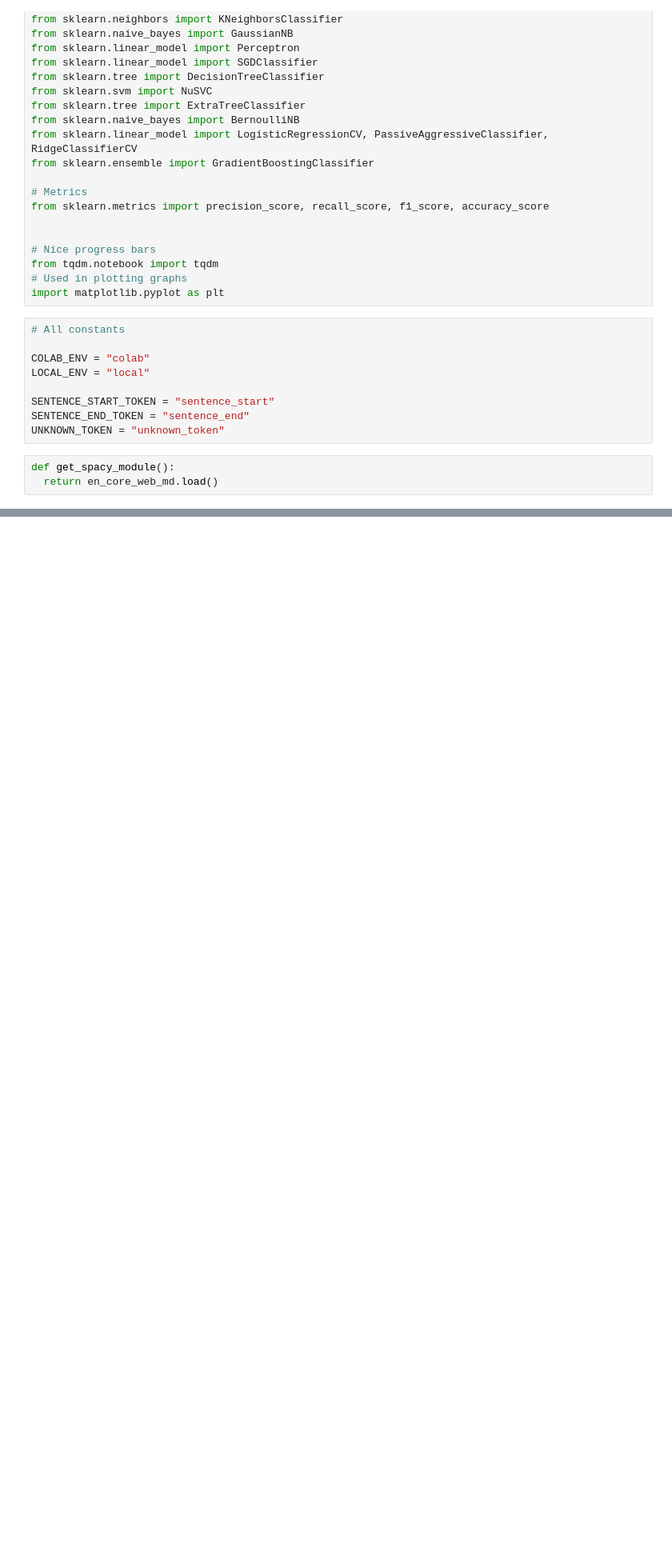
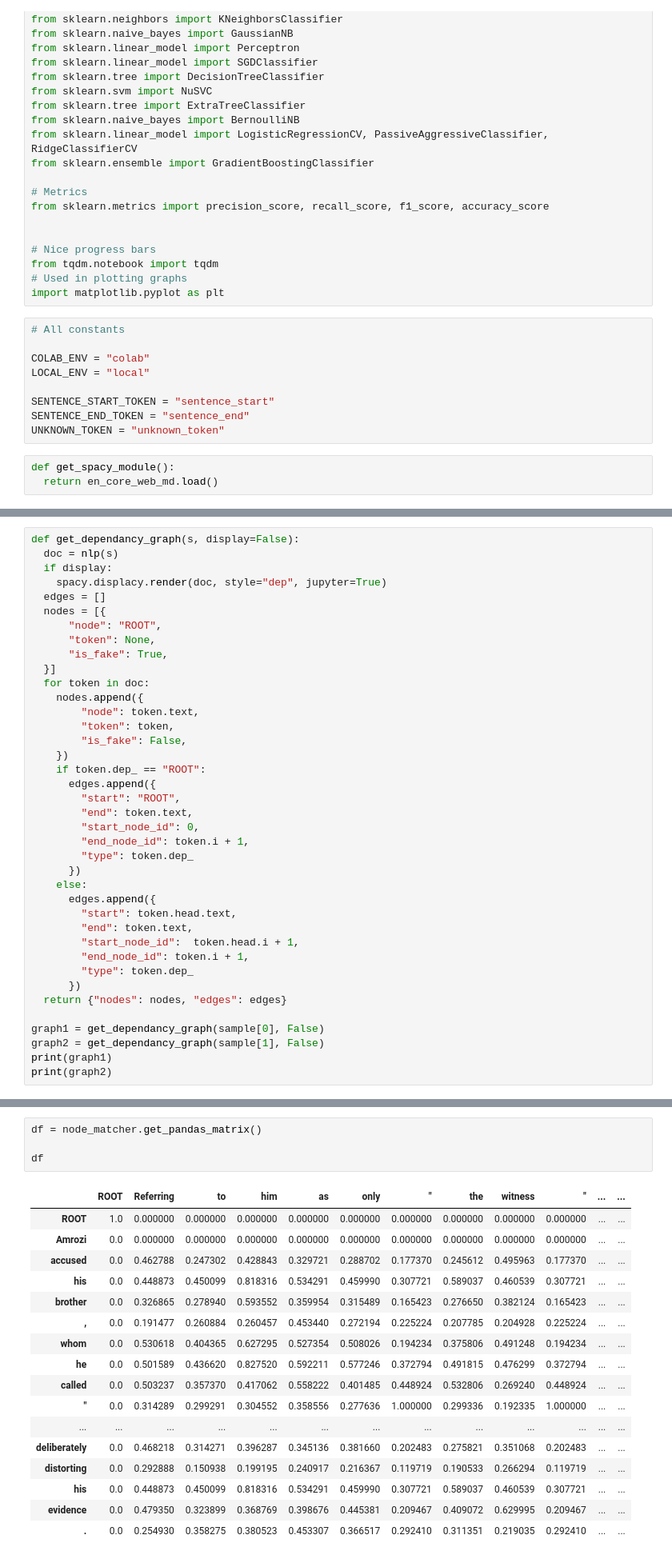
Before and after one commit to vrublevskiyvitaliy/paraphrase_identification, a Jupyter notebook: gcloud/Server version Dependancy parser.ipynb, the cells around one changed output, grey strips where cells are left out. Shown: that part at 80% size. Drawn from its saved outputs; the diff is of its cells as text; blank space fills up the shorter version.

```diff
--- a/gcloud/Server version Dependancy parser.ipynb
+++ b/gcloud/Server version Dependancy parser.ipynb
@@ -91,0 +168,39 @@ def get_spacy_module():
+# %%
+def get_dependancy_graph(s, display=False):
+  doc = nlp(s)
+  if display:
+    spacy.displacy.render(doc, style="dep", jupyter=True)
+  edges = []
+  nodes = [{
+      "node": "ROOT",
+      "token": None,
+      "is_fake": True,
+  }]
+  for token in doc:
+    nodes.append({
+        "node": token.text,
+        "token": token,
+        "is_fake": False,
+    })
+    if token.dep_ == "ROOT":
+      edges.append({
+        "start": "ROOT",
+        "end": token.text,
+        "start_node_id": 0,
+        "end_node_id": token.i + 1,
+        "type": token.dep_
+      })
+    else:
+      edges.append({
+        "start": token.head.text,
+        "end": token.text,
+        "start_node_id":  token.head.i + 1,
+        "end_node_id": token.i + 1,
+        "type": token.dep_
+      })
+  return {"nodes": nodes, "edges": edges}
+
+graph1 = get_dependancy_graph(sample[0], False)
+graph2 = get_dependancy_graph(sample[1], False)
+print(graph1)
+print(graph2)
@@ -91,0 +512,22 @@ def get_spacy_module():
+# %%
+df = node_matcher.get_pandas_matrix()
+
+df
+# %% [output]
+|  | ROOT | Referring | to | him | as | only | " | the | witness | " | ... | ... |
+| ROOT | 1.0 | 0.000000 | 0.000000 | 0.000000 | 0.000000 | 0.000000 | 0.000000 | 0.000000 | 0.000000 | 0.000000 | ... | ... |
+| Amrozi | 0.0 | 0.000000 | 0.000000 | 0.000000 | 0.000000 | 0.000000 | 0.000000 | 0.000000 | 0.000000 | 0.000000 | ... | ... |
+| accused | 0.0 | 0.462788 | 0.247302 | 0.428843 | 0.329721 | 0.288702 | 0.177370 | 0.245612 | 0.495963 | 0.177370 | ... | ... |
+| his | 0.0 | 0.448873 | 0.450099 | 0.818316 | 0.534291 | 0.459990 | 0.307721 | 0.589037 | 0.460539 | 0.307721 | ... | ... |
+| brother | 0.0 | 0.326865 | 0.278940 | 0.593552 | 0.359954 | 0.315489 | 0.165423 | 0.276650 | 0.382124 | 0.165423 | ... | ... |
+| , | 0.0 | 0.191477 | 0.260884 | 0.260457 | 0.453440 | 0.272194 | 0.225224 | 0.207785 | 0.204928 | 0.225224 | ... | ... |
+| whom | 0.0 | 0.530618 | 0.404365 | 0.627295 | 0.527354 | 0.508026 | 0.194234 | 0.375806 | 0.491248 | 0.194234 | ... | ... |
+| he | 0.0 | 0.501589 | 0.436620 | 0.827520 | 0.592211 | 0.577246 | 0.372794 | 0.491815 | 0.476299 | 0.372794 | ... | ... |
+| called | 0.0 | 0.503237 | 0.357370 | 0.417062 | 0.558222 | 0.401485 | 0.448924 | 0.532806 | 0.269240 | 0.448924 | ... | ... |
+| " | 0.0 | 0.314289 | 0.299291 | 0.304552 | 0.358556 | 0.277636 | 1.000000 | 0.299336 | 0.192335 | 1.000000 | ... | ... |
+| ... | ... | ... | ... | ... | ... | ... | ... | ... | ... | ... | ... | ... |
+| deliberately | 0.0 | 0.468218 | 0.314271 | 0.396287 | 0.345136 | 0.381660 | 0.202483 | 0.275821 | 0.351068 | 0.202483 | ... | ... |
+| distorting | 0.0 | 0.292888 | 0.150938 | 0.199195 | 0.240917 | 0.216367 | 0.119719 | 0.190533 | 0.266294 | 0.119719 | ... | ... |
+| his | 0.0 | 0.448873 | 0.450099 | 0.818316 | 0.534291 | 0.459990 | 0.307721 | 0.589037 | 0.460539 | 0.307721 | ... | ... |
+| evidence | 0.0 | 0.479350 | 0.323899 | 0.368769 | 0.398676 | 0.445381 | 0.209467 | 0.409072 | 0.629995 | 0.209467 | ... | ... |
+| . | 0.0 | 0.254930 | 0.358275 | 0.380523 | 0.453307 | 0.366517 | 0.292410 | 0.311351 | 0.219035 | 0.292410 | ... | ... |
```
Also changed, not shown: parts of 69 cells of this notebook, 2 other files.
